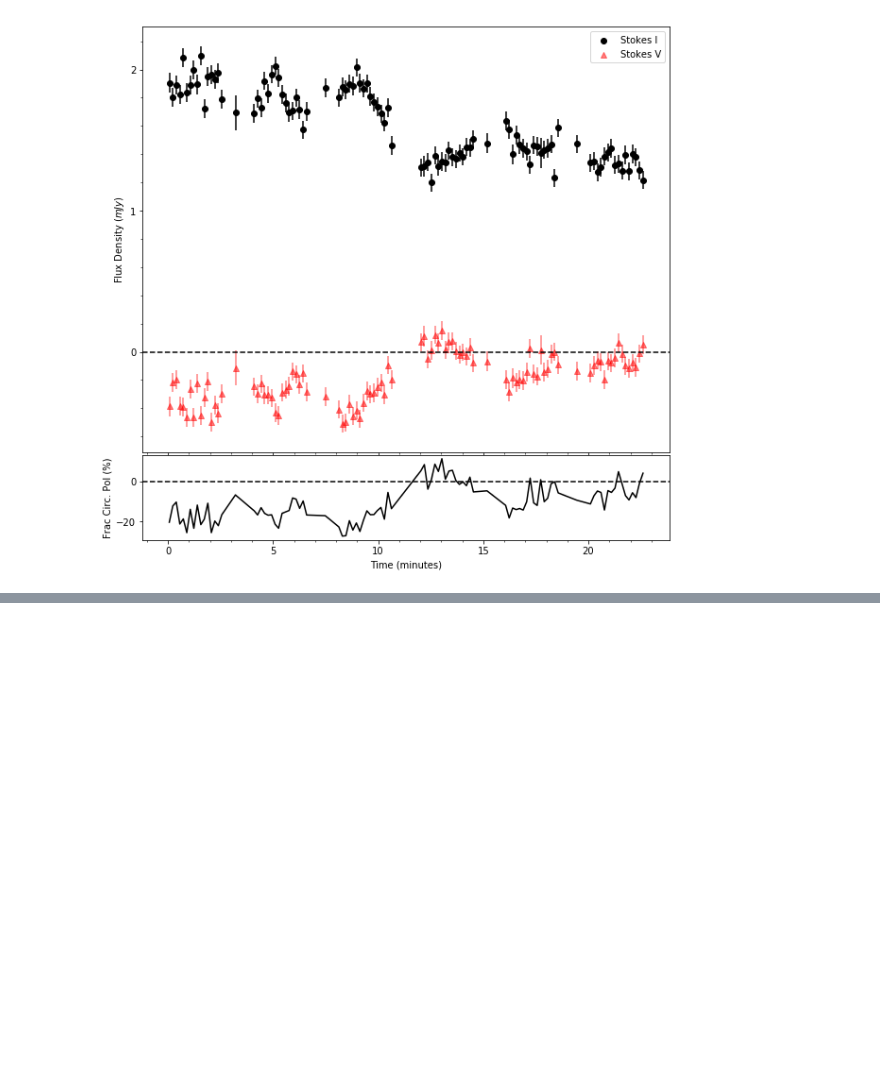
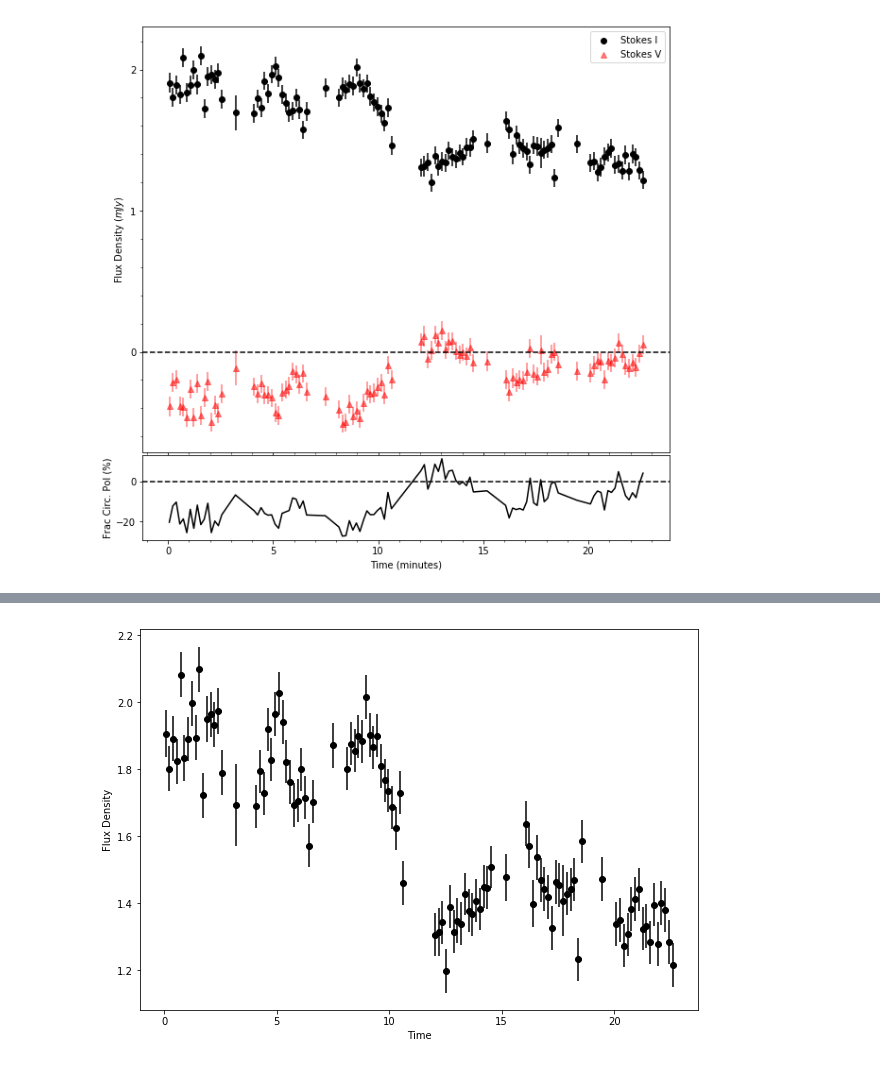
Before and after one commit to rvanlinge/radio_project, a Jupyter notebook: e19_stepBehaviour.ipynb, the cells around one changed output, grey strips where cells are left out. Saved outputs shown, nothing was run; the diff lists cells and outputs as text; code cells hidden in the pictures; blank space fills up the shorter version.

```diff
--- a/e19_stepBehaviour.ipynb
+++ b/e19_stepBehaviour.ipynb
@@ -480,0 +465,11 @@ print(1/best_freq)
+# %%
+# Using gaussian process to reduce the data
+
+plt.figure(figsize=(10,7))
+plt.scatter(time,stI,color='k',marker='o')
+plt.errorbar(time,stI,color='k',yerr=stErr,linestyle='none')
+plt.xlabel('Time')
+plt.ylabel('Flux Density')
+plt.show()
+# %% [output]
+[figure, added]
```
Also changed, not shown: parts of 26 cells of this notebook, 21 other files.
